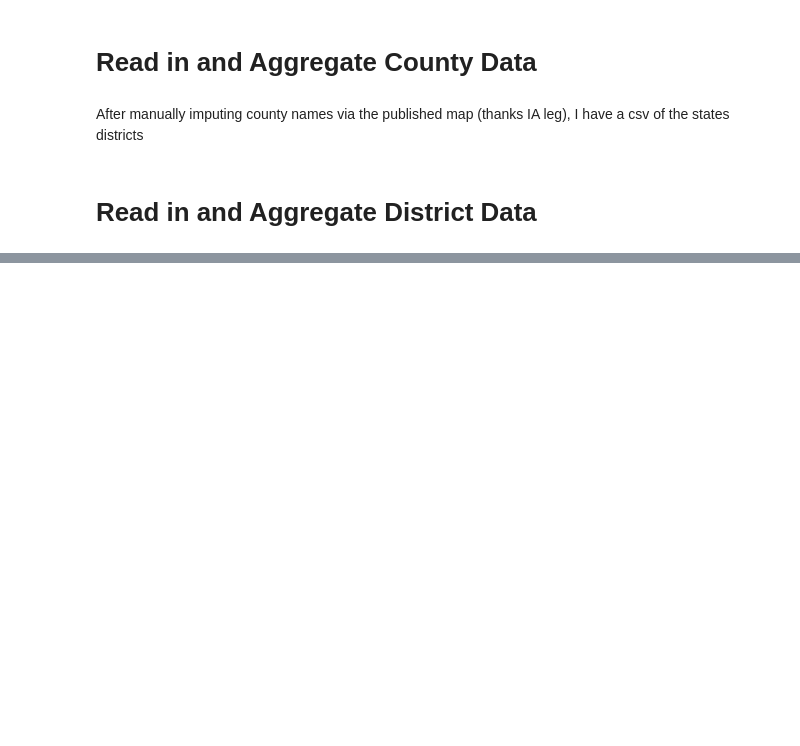
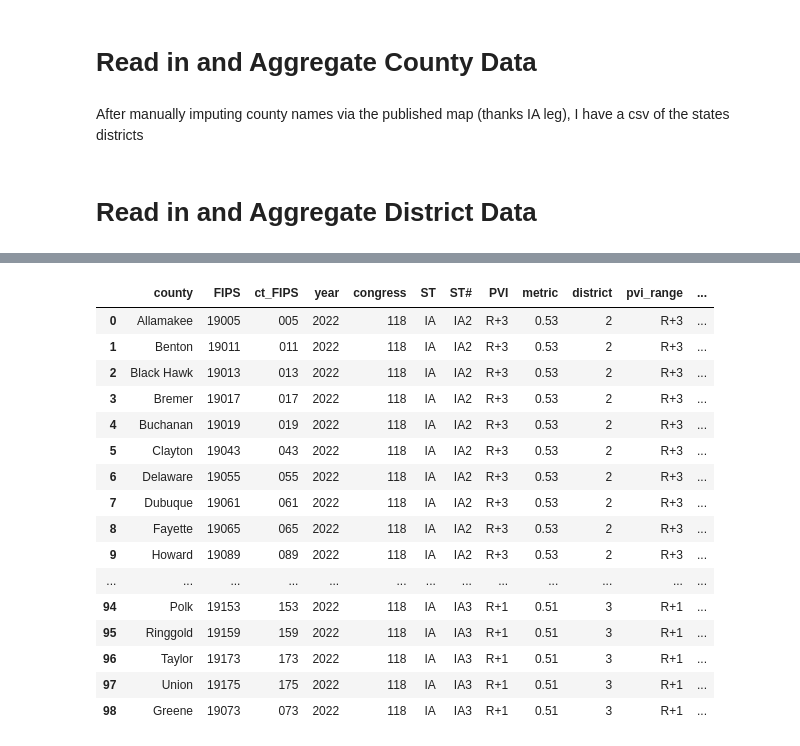
Before and after one commit to xadomatis/redistricting_project, a Jupyter notebook: cleaning/Iowa_Example.ipynb, the cells around one changed output, grey strips where cells are left out. Drawn from its saved outputs; the diff is of its cells as text; code cells hidden in the pictures; blank space fills up the shorter version.

```diff
--- a/cleaning/Iowa_Example.ipynb
+++ b/cleaning/Iowa_Example.ipynb
@@ -61,4 +61,5 @@ dicts = pd.read_csv("/Users/xavier/Desktop/DSPP/solo_projects/redistricting_proj
 dists = pd.merge(dist,dicts, on="metric")
 # %%
 dists = dists.sort_values("year").sort_values("district").reset_index(drop=True)
-dists
+dists["Chance of GOP Representation"] = (dists["prob_GOP"]*100).round()
+dists["key"] = dists["district"].astype(str) + "-" + dists["year"].astype(str)
@@ -83,0 +99,9 @@ ia_cts.head()
+# %%
+iact_112 = ia_cts[["county","district_112","FIPS","ct_FIPS"]]
+iact_112["year"] = 2020
+iact_112["congress"] = 117
+iact_112 = iact_112.rename(columns={"district_112":"district"})
+iact_118 = ia_cts[["county","district_118","FIPS","ct_FIPS"]]
+iact_118["year"] = 2022
+iact_118["congress"] = 118
+iact_118 = iact_118.rename(columns={"district_118":"district"})
@@ -83,0 +119,8 @@ ia_cts.head()
+# %%
+iact = pd.concat([iact_112,iact_118])
+iact["key"] = iact["district"].astype(str) + "-" + iact["year"].astype(str)
+iact = iact.drop(columns=["district","year","congress"])
+df = pd.merge(iact,dists,on="key")
+# %%
+df = df.drop(columns=["key","seat","is_GOP"])
+df.head()
@@ -83,0 +134,24 @@ ia_cts.head()
+# %%
+df_118 = df[df["congress"]==118]
+df_117 = df[df["congress"]==117][["county","district","PVI","prob_GOP"]]
+df_117.columns = ["county","district_117","PVI_117","prob_GOP_117"]
+df_118 = pd.merge(df_118, df_117, on="county")
+df_118
+# %% [output]
+|  | county | FIPS | ct_FIPS | year | congress | ST | ST# | PVI | metric | district | pvi_range | ... |
+| 0 | Allamakee | 19005 | 005 | 2022 | 118 | IA | IA2 | R+3 | 0.53 | 2 | R+3 | ... |
+| 1 | Benton | 19011 | 011 | 2022 | 118 | IA | IA2 | R+3 | 0.53 | 2 | R+3 | ... |
+| 2 | Black Hawk | 19013 | 013 | 2022 | 118 | IA | IA2 | R+3 | 0.53 | 2 | R+3 | ... |
+| 3 | Bremer | 19017 | 017 | 2022 | 118 | IA | IA2 | R+3 | 0.53 | 2 | R+3 | ... |
+| 4 | Buchanan | 19019 | 019 | 2022 | 118 | IA | IA2 | R+3 | 0.53 | 2 | R+3 | ... |
+| 5 | Clayton | 19043 | 043 | 2022 | 118 | IA | IA2 | R+3 | 0.53 | 2 | R+3 | ... |
+| 6 | Delaware | 19055 | 055 | 2022 | 118 | IA | IA2 | R+3 | 0.53 | 2 | R+3 | ... |
+| 7 | Dubuque | 19061 | 061 | 2022 | 118 | IA | IA2 | R+3 | 0.53 | 2 | R+3 | ... |
+| 8 | Fayette | 19065 | 065 | 2022 | 118 | IA | IA2 | R+3 | 0.53 | 2 | R+3 | ... |
+| 9 | Howard | 19089 | 089 | 2022 | 118 | IA | IA2 | R+3 | 0.53 | 2 | R+3 | ... |
+| ... | ... | ... | ... | ... | ... | ... | ... | ... | ... | ... | ... | ... |
+| 94 | Polk | 19153 | 153 | 2022 | 118 | IA | IA3 | R+1 | 0.51 | 3 | R+1 | ... |
+| 95 | Ringgold | 19159 | 159 | 2022 | 118 | IA | IA3 | R+1 | 0.51 | 3 | R+1 | ... |
+| 96 | Taylor | 19173 | 173 | 2022 | 118 | IA | IA3 | R+1 | 0.51 | 3 | R+1 | ... |
+| 97 | Union | 19175 | 175 | 2022 | 118 | IA | IA3 | R+1 | 0.51 | 3 | R+1 | ... |
+| 98 | Greene | 19073 | 073 | 2022 | 118 | IA | IA3 | R+1 | 0.51 | 3 | R+1 | ... |
```
Also changed, not shown: parts of 10 cells of this notebook, 15 other files.
